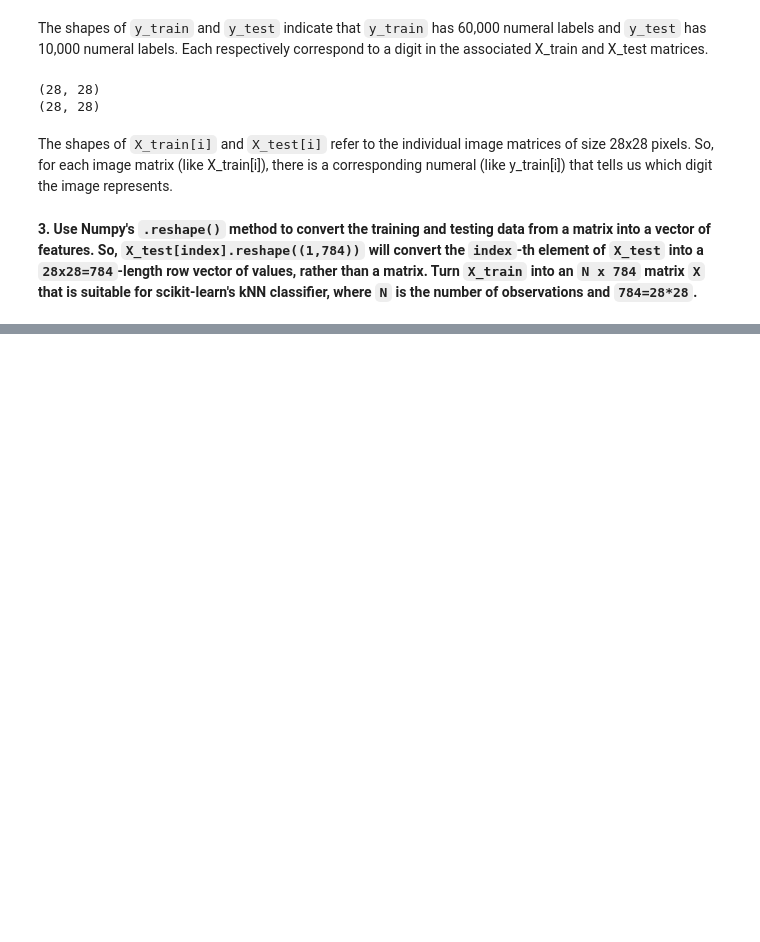
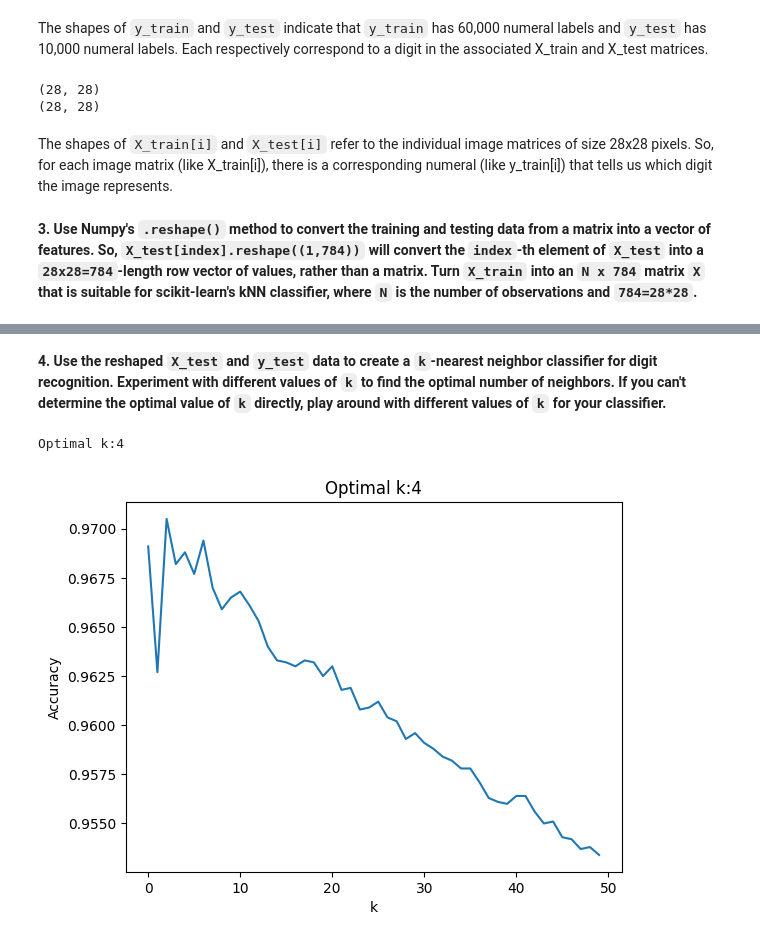
Before and after one commit to kweuj7fh/DS3001-Lab03-Computer_Vision, a Jupyter notebook: Computer_Vision_Lab.ipynb, the cells around one changed output, grey strips where cells are left out. Saved outputs shown, nothing was run; the diff lists cells and outputs as text; code cells hidden in the pictures; blank space fills up the shorter version.

```diff
--- a/Computer_Vision_Lab.ipynb
+++ b/Computer_Vision_Lab.ipynb
@@ -88,0 +86,42 @@ FileNotFoundError: [Errno 2] No such file or directory: 'kweuj7fh/DS3001-Lab03-C
+# %%
+Z_train = []
+for i in range(60000):
+    row = X_train[i].reshape((1,784)) # Turn the matrix for i into a row vector of features
+    Z_train.append(row[0]) # Append the row vector to the list
+
+Z_train = pd.DataFrame(Z_train)
+
+Z_test = []
+for i in range(len(y_test)):
+    row = X_test[i].reshape((1,784)) # Turn the matrix for i into a row vector of features
+    Z_test.append(row[0]) # Append the row vector to the list
+
+Z_test = pd.DataFrame(Z_test)
+# %% [markdown]
+**4. Use the reshaped `X_test` and `y_test` data to create a `k`-nearest neighbor classifier for digit recognition. Experiment with different values of `k` to find the optimal number of neighbors. If you can't determine the optimal value of `k` directly, play around with different values of `k` for your classifier.**
+# %%
+from sklearn.neighbors import KNeighborsClassifier
+
+# determine optimal k:
+k_bar = 50 # upper limit
+k_grid = np.arange(2, k_bar) # the range of k's to consider, starting at 2
+accuracy = np.zeros(k_bar) # accuracy for each k
+
+for k in range(k_bar): # loop values and collect accuracy
+    knn = KNeighborsClassifier(n_neighbors = k + 1) # create the knn model
+    knn.fit(Z_train.values, y_train) # to train model
+    accuracy[k] = knn.score(Z_test.values, y_test) # calculate accuracy
+
+accuracy_max = np.max(accuracy) # highest recorded accuracy
+max_index = np.argmax(accuracy) # find optimal index
+k_star = k_grid[max_index] # find optimal value of k
+print("Optimal k:" + str(k_star))
+
+plt.plot(np.arange(0, k_bar), accuracy) # plot accuracy by k
+plt.xlabel("k") # k values on x
+plt.ylabel('Accuracy') # accuracy on y
+plt.title("Optimal k:" + str(k_star)) # title
+plt.show()
+# %% [output]
+Optimal k:4
+[figure, added]
```
Also changed, not shown: parts of 8 cells of this notebook.
